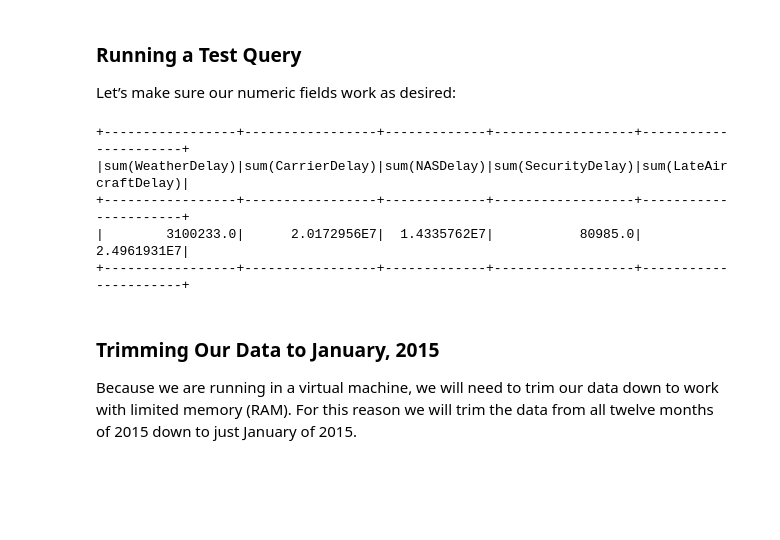
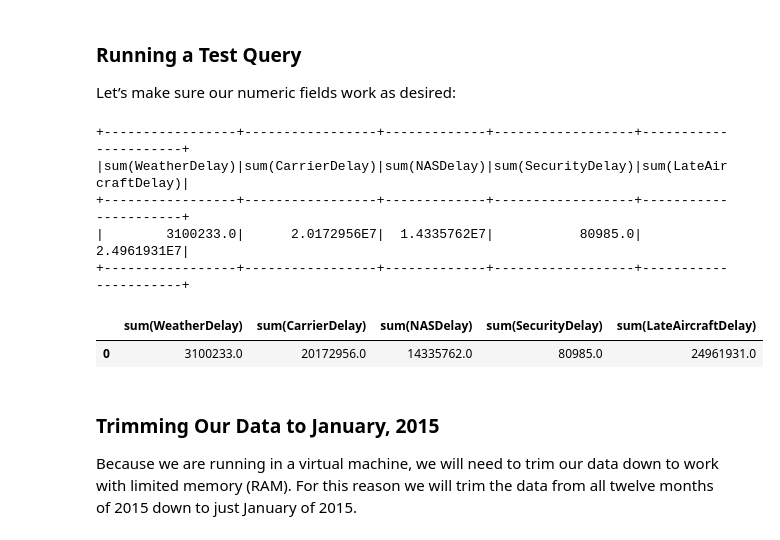
Before and after one commit to xavierlarriva/Agile_Data_Code_2, a Jupyter notebook: ch04/Collecting_and_Displaying_Records.ipynb, the cells around one changed output. Cells and saved outputs as stored; diff of their text form; code cells hidden in the pictures; blank space fills up the shorter version.

```diff
--- a/ch04/Collecting_and_Displaying_Records.ipynb
+++ b/ch04/Collecting_and_Displaying_Records.ipynb
@@ -149,16 +156,24 @@ Let’s make sure our numeric fields work as desired:
 # %%
 # Verify we can sum numeric columns
 spark.sql("""SELECT
   SUM(WeatherDelay), SUM(CarrierDelay), SUM(NASDelay),
   SUM(SecurityDelay), SUM(LateAircraftDelay)
 FROM on_time_performance
 """).show(5)
+
+spark.sql("""SELECT
+  SUM(WeatherDelay), SUM(CarrierDelay), SUM(NASDelay),
+  SUM(SecurityDelay), SUM(LateAircraftDelay)
+FROM on_time_performance
+""").limit(5).toPandas()
 # %% [output]
 +-----------------+-----------------+-------------+------------------+----------------------+
 |sum(WeatherDelay)|sum(CarrierDelay)|sum(NASDelay)|sum(SecurityDelay)|sum(LateAircraftDelay)|
 +-----------------+-----------------+-------------+------------------+----------------------+
 |        3100233.0|      2.0172956E7|  1.4335762E7|           80985.0|           2.4961931E7|
 +-----------------+-----------------+-------------+------------------+----------------------+
+|  | sum(WeatherDelay) | sum(CarrierDelay) | sum(NASDelay) | sum(SecurityDelay) | sum(LateAircraftDelay) |
+| 0 | 3100233.0 | 20172956.0 | 14335762.0 | 80985.0 | 24961931.0 |
 # %% [markdown]
 ### Trimming Our Data to January, 2015
 
```
Also changed, not shown: parts of 6 cells of this notebook.
